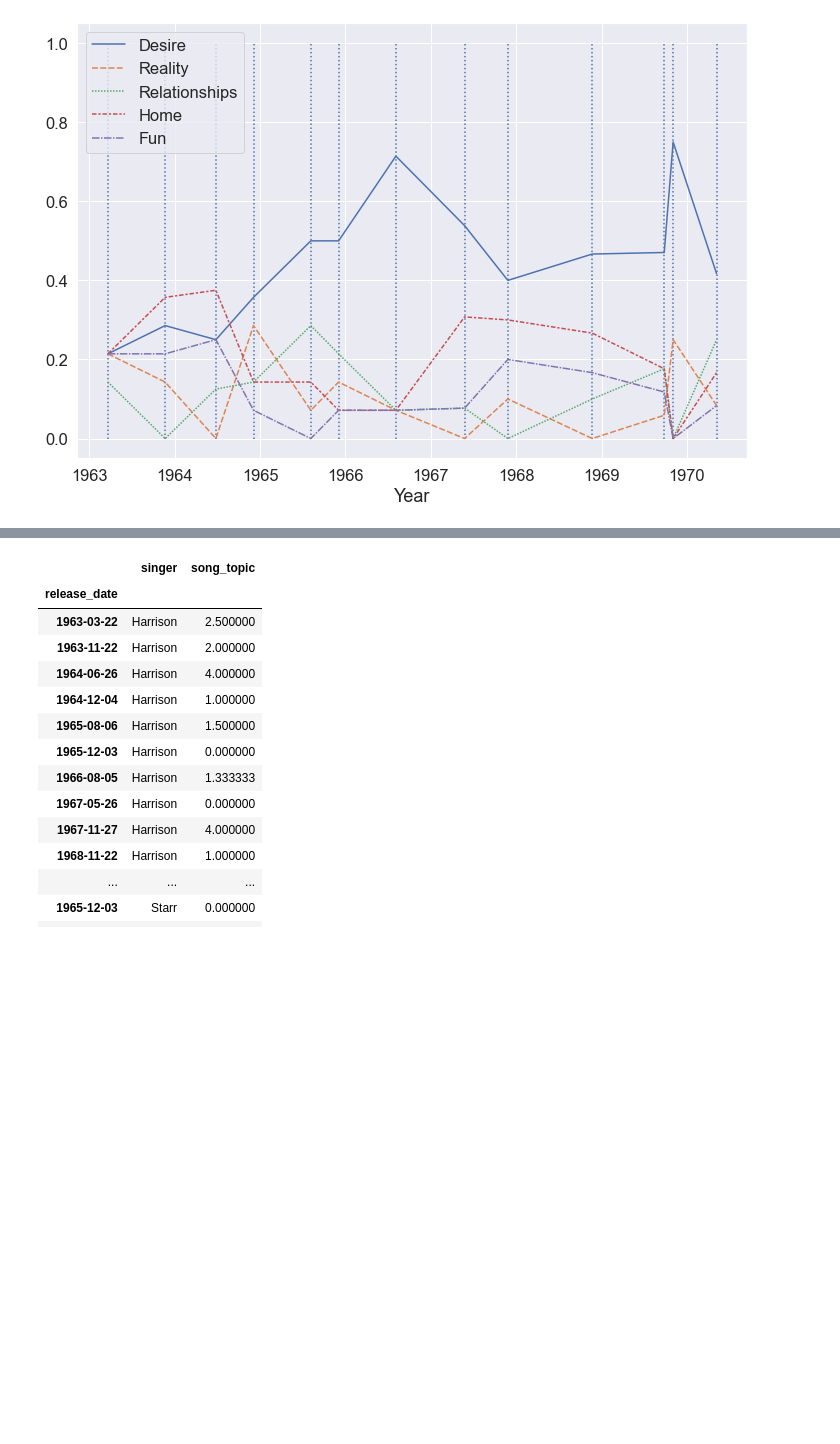
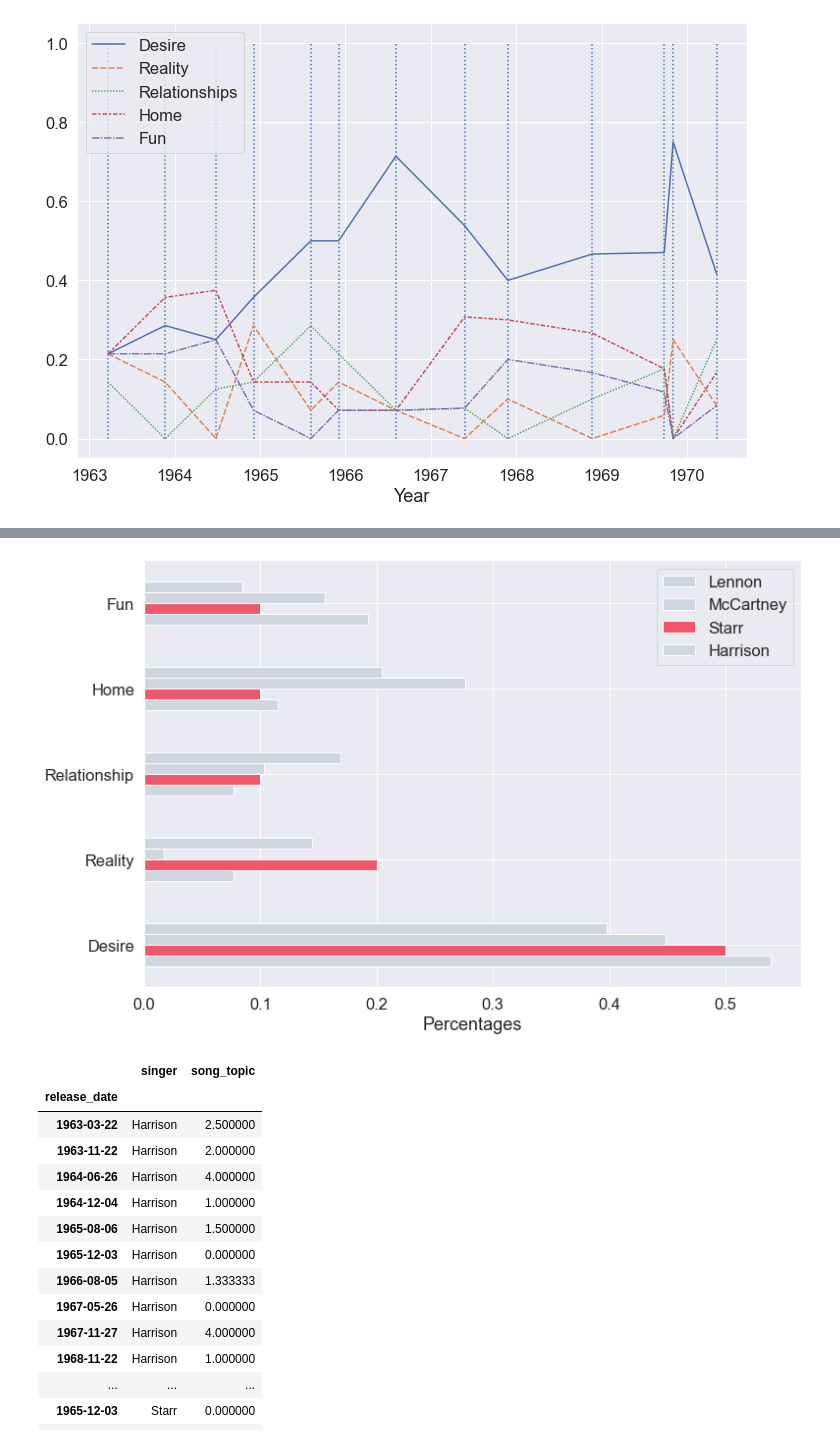
Before and after one commit to josephpcowell/cowell_proj_5, a Jupyter notebook: text_analysis.ipynb, the cells around one changed output, grey strips where cells are left out. Cells and saved outputs as stored; diff of their text form; code cells hidden in the pictures; blank space fills up the shorter version.

```diff
--- a/text_analysis.ipynb
+++ b/text_analysis.ipynb
@@ -426,3 +406,20 @@ ValueError: The following variable cannot be assigned with wide-form data: `hue`
+# %%
+# color = ['#00C5B9','#F05768','#6611CC','#FD8E80'] #All colors
+# color = ['#00C5B9','#D0D6E0','#D0D6E0','#D0D6E0'] #Lennon grey
+color = ['#D0D6E0','#F05768','#D0D6E0','#D0D6E0'] #McCartney grey
+# color = ['#D0D6E0','#D0D6E0','#6611CC','#D0D6E0'] #Starr grey
+# color = ['#D0D6E0','#D0D6E0','#D0D6E0','#FD8E80'] #Harrison grey
+# %%
+fig, ax = plt.subplots()
+ind_topics.T.plot(kind='barh',figsize=(12,8),ax=ax,color=color)
+handles,labels = ax.get_legend_handles_labels()
+handles = [handles[3], handles[2], handles[1], handles[0]]
+labels = [labels[3], labels[2], labels[1], labels[0]]
+ax.legend(handles,labels)
+plt.xlabel('Percentages')
+plt.savefig('starr_topic.png',transparent=True);
+# %% [output]
+[figure, added]
 # %%
 singer_top = singer_top.reset_index(level=0)
 # %%
```
Also changed, not shown: parts of 20 cells of this notebook.
